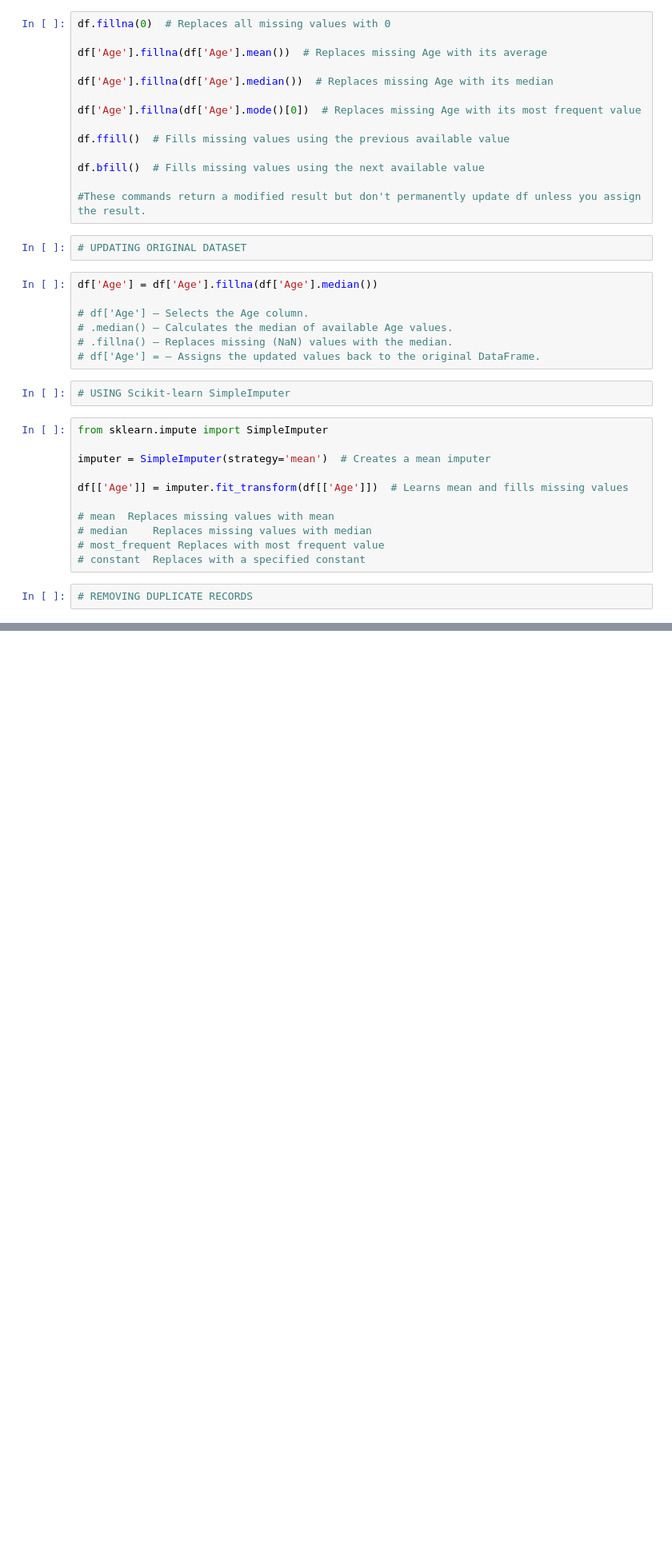
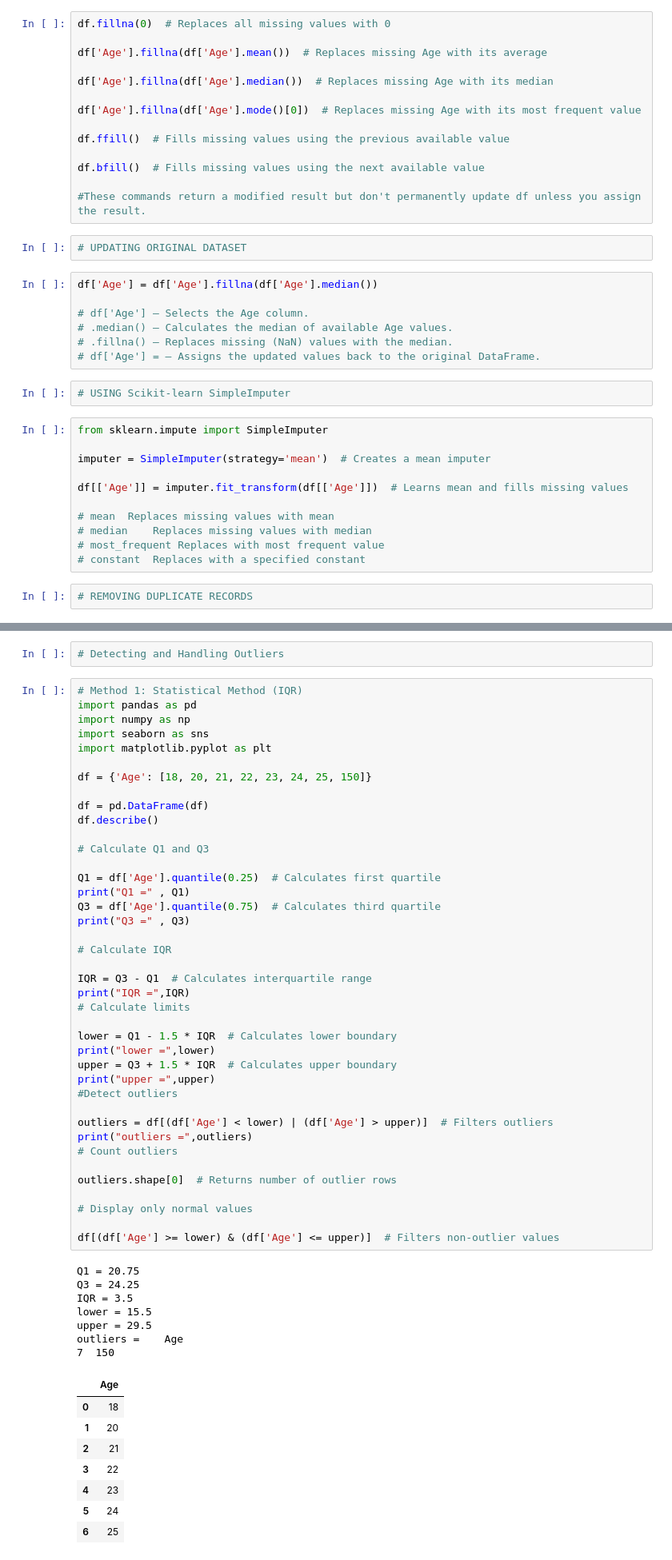
Before and after one commit to Anushka924403/learning_preprocessing, a Jupyter notebook: Data_Preprocessing_Learning.ipynb, the cells around one changed output, grey strips where cells are left out. Shown at 80% size. Cells and saved outputs as stored; diff of their text form; blank space fills up the shorter version.

```diff
--- a/Data_Preprocessing_Learning.ipynb
+++ b/Data_Preprocessing_Learning.ipynb
@@ -378,0 +412,58 @@ df = df.drop_duplicates()
+# %%
+# Detecting and Handling Outliers
+# %%
+# Method 1: Statistical Method (IQR)
+import pandas as pd
+import numpy as np
+import seaborn as sns
+import matplotlib.pyplot as plt
+
+df = {'Age': [18, 20, 21, 22, 23, 24, 25, 150]}
+
+df = pd.DataFrame(df)
+df.describe()
+
+# Calculate Q1 and Q3
+
+Q1 = df['Age'].quantile(0.25)  # Calculates first quartile
+print("Q1 =" , Q1)
+Q3 = df['Age'].quantile(0.75)  # Calculates third quartile
+print("Q3 =" , Q3)
+
+# Calculate IQR
+
+IQR = Q3 - Q1  # Calculates interquartile range
+print("IQR =",IQR)
+# Calculate limits
+
+lower = Q1 - 1.5 * IQR  # Calculates lower boundary
+print("lower =",lower)
+upper = Q3 + 1.5 * IQR  # Calculates upper boundary
+print("upper =",upper)
+#Detect outliers
+
+outliers = df[(df['Age'] < lower) | (df['Age'] > upper)]  # Filters outliers
+print("outliers =",outliers)
+# Count outliers
+
+outliers.shape[0]  # Returns number of outlier rows
+
+# Display only normal values
+
+df[(df['Age'] >= lower) & (df['Age'] <= upper)]  # Filters non-outlier values
+# %% [output]
+Q1 = 20.75
+Q3 = 24.25
+IQR = 3.5
+lower = 15.5
+upper = 29.5
+outliers =    Age
+7  150
+|  | Age |
+| 0 | 18 |
+| 1 | 20 |
+| 2 | 21 |
+| 3 | 22 |
+| 4 | 23 |
+| 5 | 24 |
+| 6 | 25 |
```
Also changed, not shown: parts of 4 cells of this notebook.
